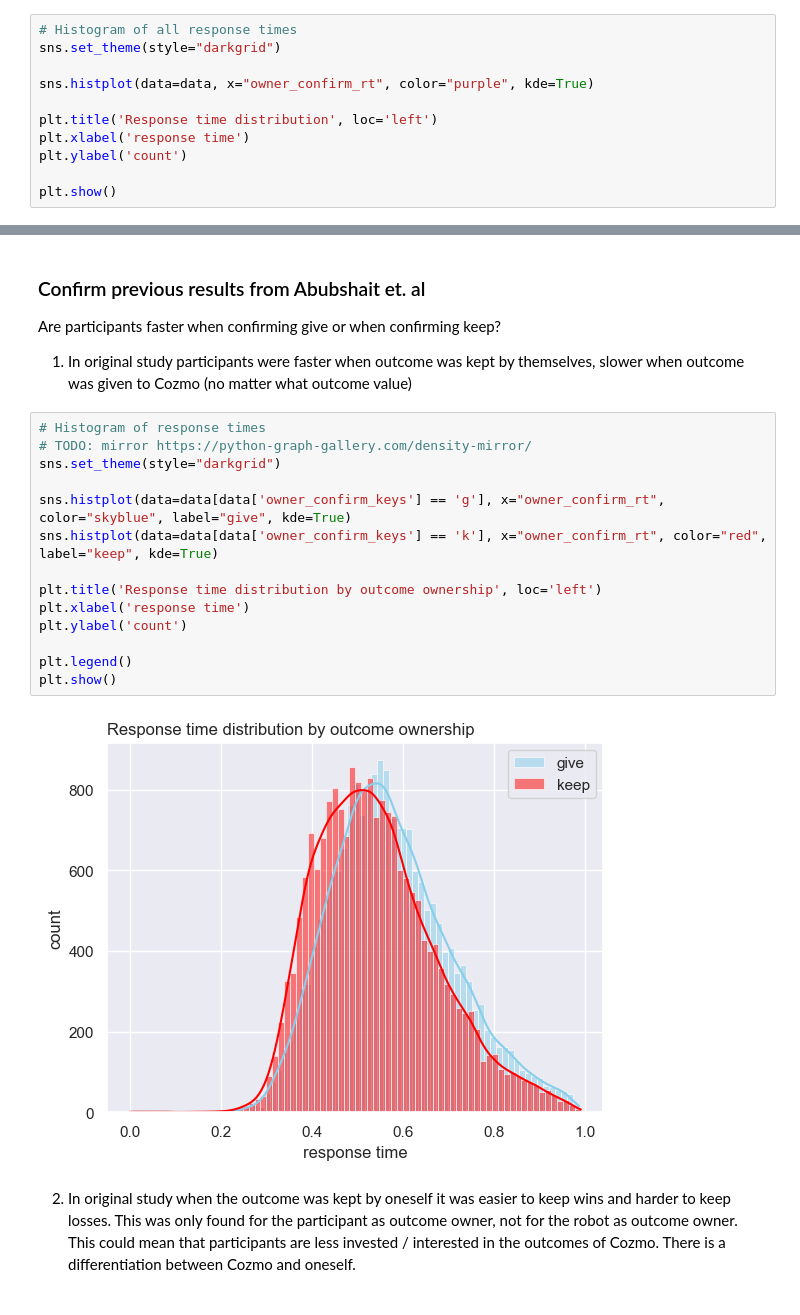
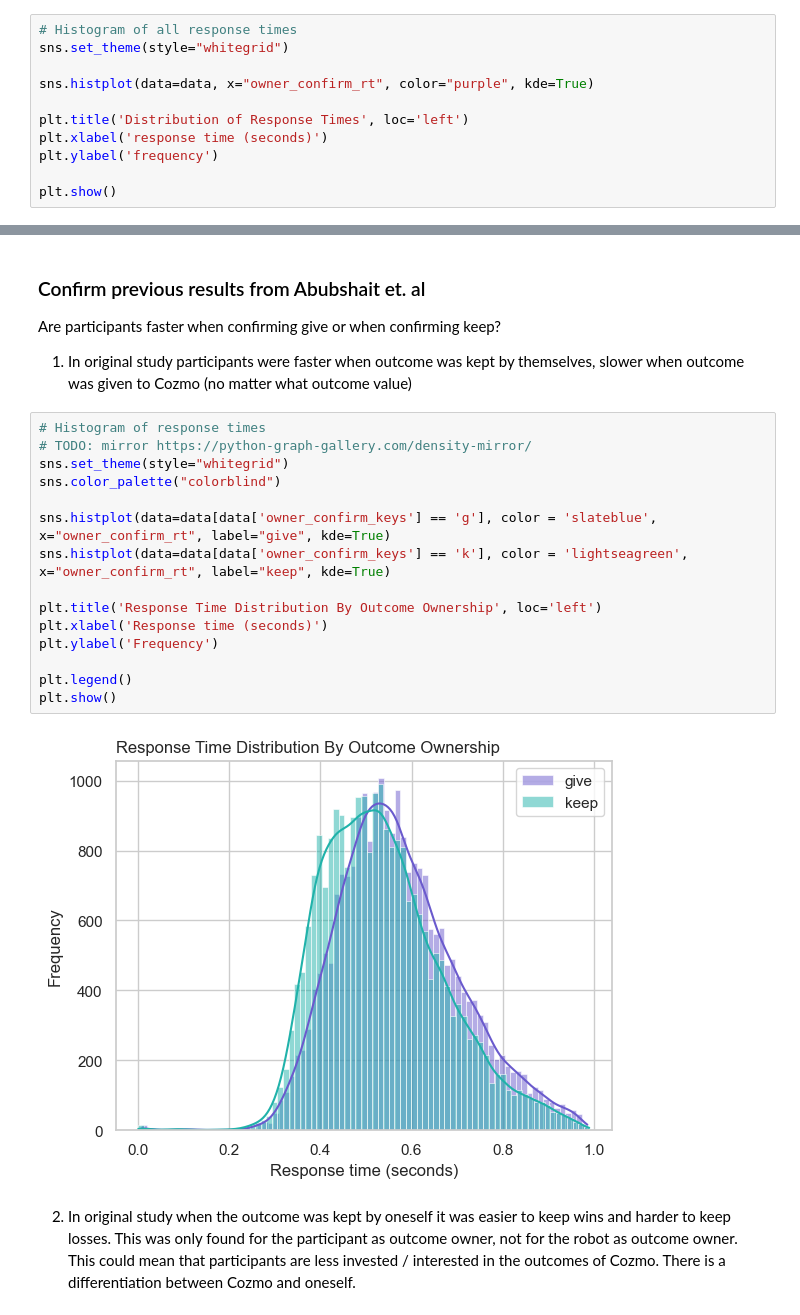
Before and after one commit to anjaghub/master_thesis, a Jupyter notebook: analysis.ipynb, the cells around one changed output, grey strips where cells are left out. Cells and saved outputs as stored; diff of their text form.

```diff
--- a/analysis.ipynb
+++ b/analysis.ipynb
@@ -227,13 +241,13 @@ data = data[data['participant'].isin(sample)]
 ### Normal Distribution
 # %%
 # Histogram of all response times
-sns.set_theme(style="darkgrid")
+sns.set_theme(style="whitegrid")
 
 sns.histplot(data=data, x="owner_confirm_rt", color="purple", kde=True)
 
-plt.title('Response time distribution', loc='left')
-plt.xlabel('response time')
-plt.ylabel('count')
+plt.title('Distribution of Response Times', loc='left')
+plt.xlabel('response time (seconds)')
+plt.ylabel('frequency')
 
 plt.show()
 # %% [output]
@@ -247,19 +261,20 @@ Are participants faster when confirming give or when confirming keep?
 # %%
 # Histogram of response times
 # TODO: mirror https://python-graph-gallery.com/density-mirror/
-sns.set_theme(style="darkgrid")
+sns.set_theme(style="whitegrid")
+sns.color_palette("colorblind")
 
-sns.histplot(data=data[data['owner_confirm_keys'] == 'g'], x="owner_confirm_rt", color="skyblue", label="give", kde=True)
-sns.histplot(data=data[data['owner_confirm_keys'] == 'k'], x="owner_confirm_rt", color="red", label="keep", kde=True)
+sns.histplot(data=data[data['owner_confirm_keys'] == 'g'], color = 'slateblue', x="owner_confirm_rt", label="give", kde=True)
+sns.histplot(data=data[data['owner_confirm_keys'] == 'k'], color = 'lightseagreen', x="owner_confirm_rt", label="keep", kde=True)
 
-plt.title('Response time distribution by outcome ownership', loc='left')
-plt.xlabel('response time')
-plt.ylabel('count')
+plt.title('Response Time Distribution By Outcome Ownership', loc='left')
+plt.xlabel('Response time (seconds)')
+plt.ylabel('Frequency')
 
 plt.legend()
 plt.show()
 # %% [output]
-[figure, old version]
+[figure, new version]
 # %% [markdown]
 2. In original study when the outcome was kept by oneself it was easier to keep wins and harder to keep losses. This was only found for the participant as outcome owner, not for the robot as outcome owner. This could mean that participants are less invested / interested in the outcomes of Cozmo. There is a differentiation between Cozmo and oneself.
 # %%
```
Also changed, not shown: parts of 32 cells of this notebook.
